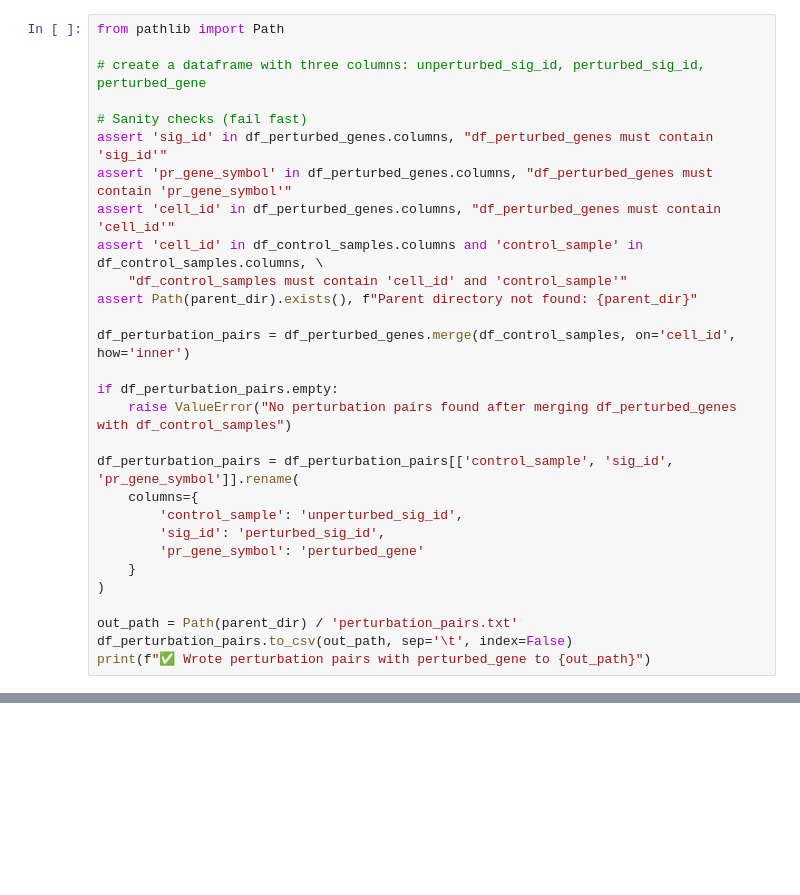
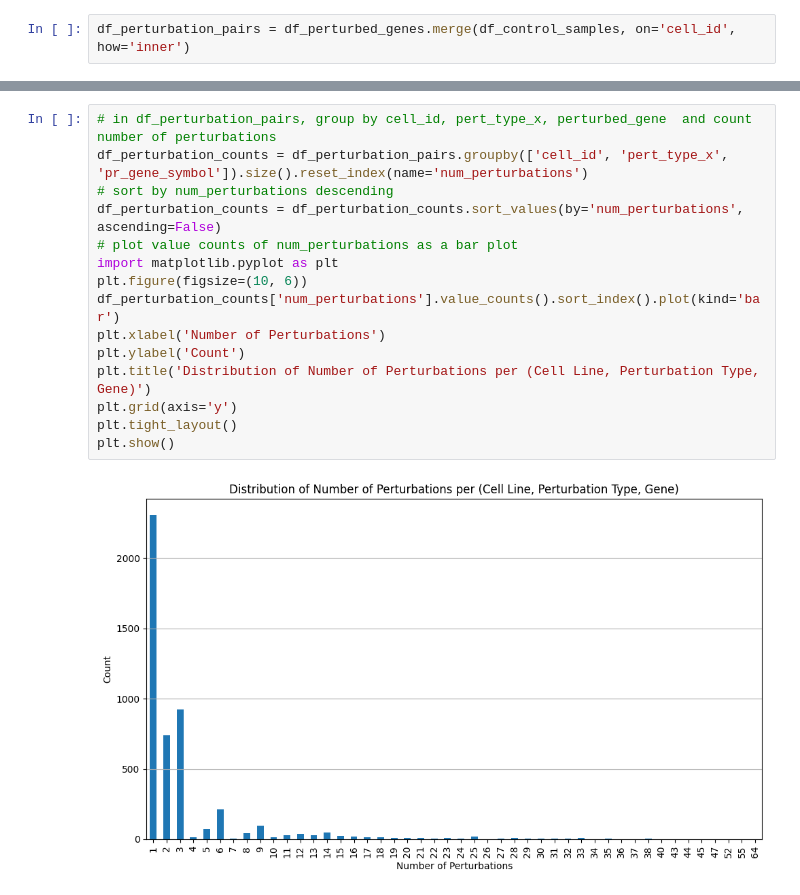
Before and after one commit to joh-dah/source_detection_in_grns, a Jupyter notebook: pathway_experiment/4_find_relevant_sig_ids.ipynb, the cells around one changed output, grey strips where cells are left out. Drawn from its saved outputs; the diff is of its cells as text; blank space fills up the shorter version.

```diff
--- a/pathway_experiment/4_find_relevant_sig_ids.ipynb
+++ b/pathway_experiment/4_find_relevant_sig_ids.ipynb
@@ -86,29 +117,2 @@ df_control_samples
 # %%
-from pathlib import Path
-
-# create a dataframe with three columns: unperturbed_sig_id, perturbed_sig_id, perturbed_gene
-
-# Sanity checks (fail fast)
-assert 'sig_id' in df_perturbed_genes.columns, "df_perturbed_genes must contain 'sig_id'"
-assert 'pr_gene_symbol' in df_perturbed_genes.columns, "df_perturbed_genes must contain 'pr_gene_symbol'"
-assert 'cell_id' in df_perturbed_genes.columns, "df_perturbed_genes must contain 'cell_id'"
-assert 'cell_id' in df_control_samples.columns and 'control_sample' in df_control_samples.columns, \
-    "df_control_samples must contain 'cell_id' and 'control_sample'"
-assert Path(parent_dir).exists(), f"Parent directory not found: {parent_dir}"
-
 df_perturbation_pairs = df_perturbed_genes.merge(df_control_samples, on='cell_id', how='inner')
-
-if df_perturbation_pairs.empty:
-    raise ValueError("No perturbation pairs found after merging df_perturbed_genes with df_control_samples")
-
-df_perturbation_pairs = df_perturbation_pairs[['control_sample', 'sig_id', 'pr_gene_symbol']].rename(
-    columns={
-        'control_sample': 'unperturbed_sig_id',
-        'sig_id': 'perturbed_sig_id',
-        'pr_gene_symbol': 'perturbed_gene'
-    }
-)
-
-out_path = Path(parent_dir) / 'perturbation_pairs.txt'
-df_perturbation_pairs.to_csv(out_path, sep='\t', index=False)
-print(f"✅ Wrote perturbation pairs with perturbed_gene to {out_path}")
@@ -114,0 +152,17 @@ print(f"✅ Wrote perturbation pairs with perturbed_gene to {out_path}")
+# %%
+# in df_perturbation_pairs, group by cell_id, pert_type_x, perturbed_gene  and count number of perturbations
+df_perturbation_counts = df_perturbation_pairs.groupby(['cell_id', 'pert_type_x', 'pr_gene_symbol']).size().reset_index(name='num_perturbations')
+# sort by num_perturbations descending
+df_perturbation_counts = df_perturbation_counts.sort_values(by='num_perturbations', ascending=False)
+# plot value counts of num_perturbations as a bar plot
+import matplotlib.pyplot as plt
+plt.figure(figsize=(10, 6))
+df_perturbation_counts['num_perturbations'].value_counts().sort_index().plot(kind='bar')
+plt.xlabel('Number of Perturbations')
+plt.ylabel('Count')
+plt.title('Distribution of Number of Perturbations per (Cell Line, Perturbation Type, Gene)')
+plt.grid(axis='y')
+plt.tight_layout()
+plt.show()
+# %% [output]
+[figure, added]
```
Also changed, not shown: parts of 10 cells of this notebook, 4 other files.
